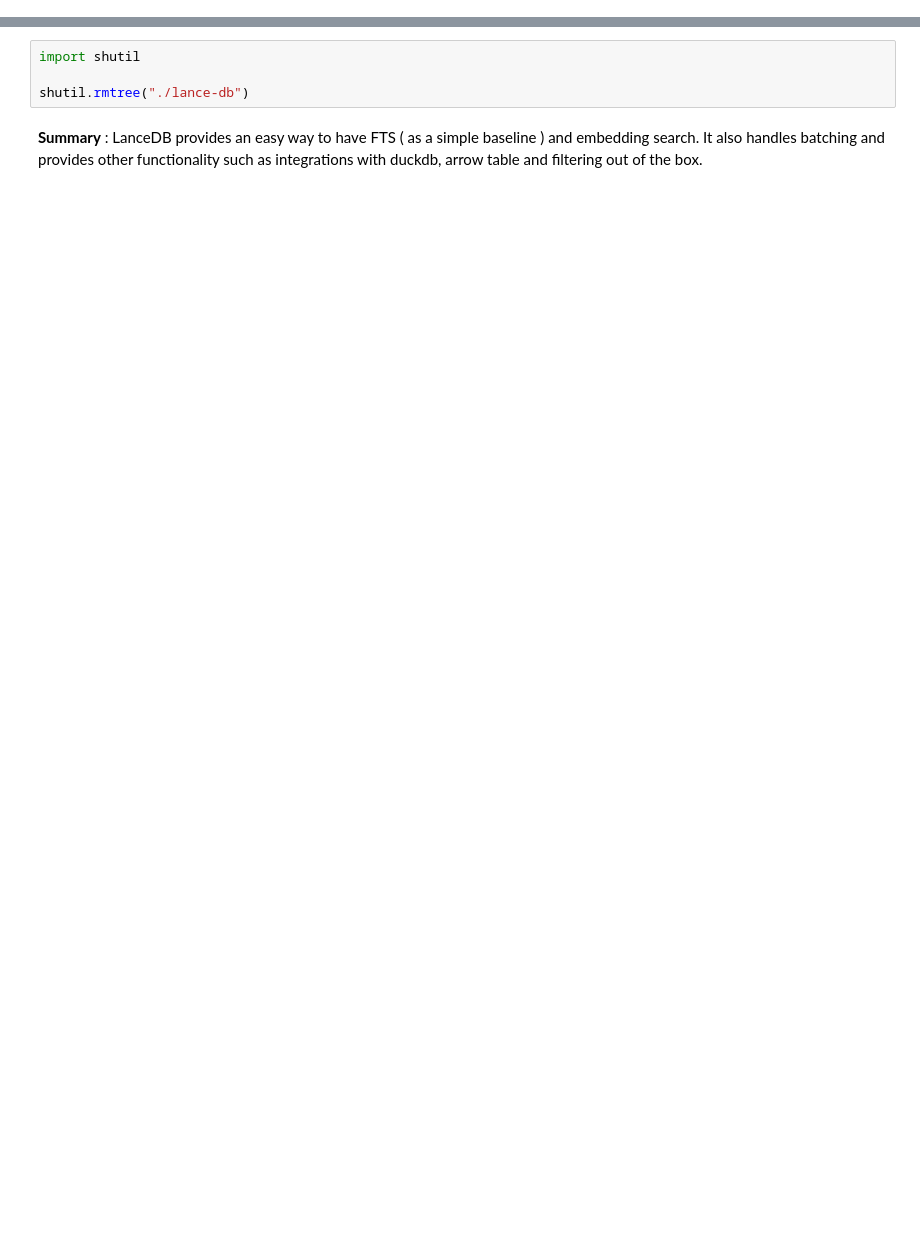
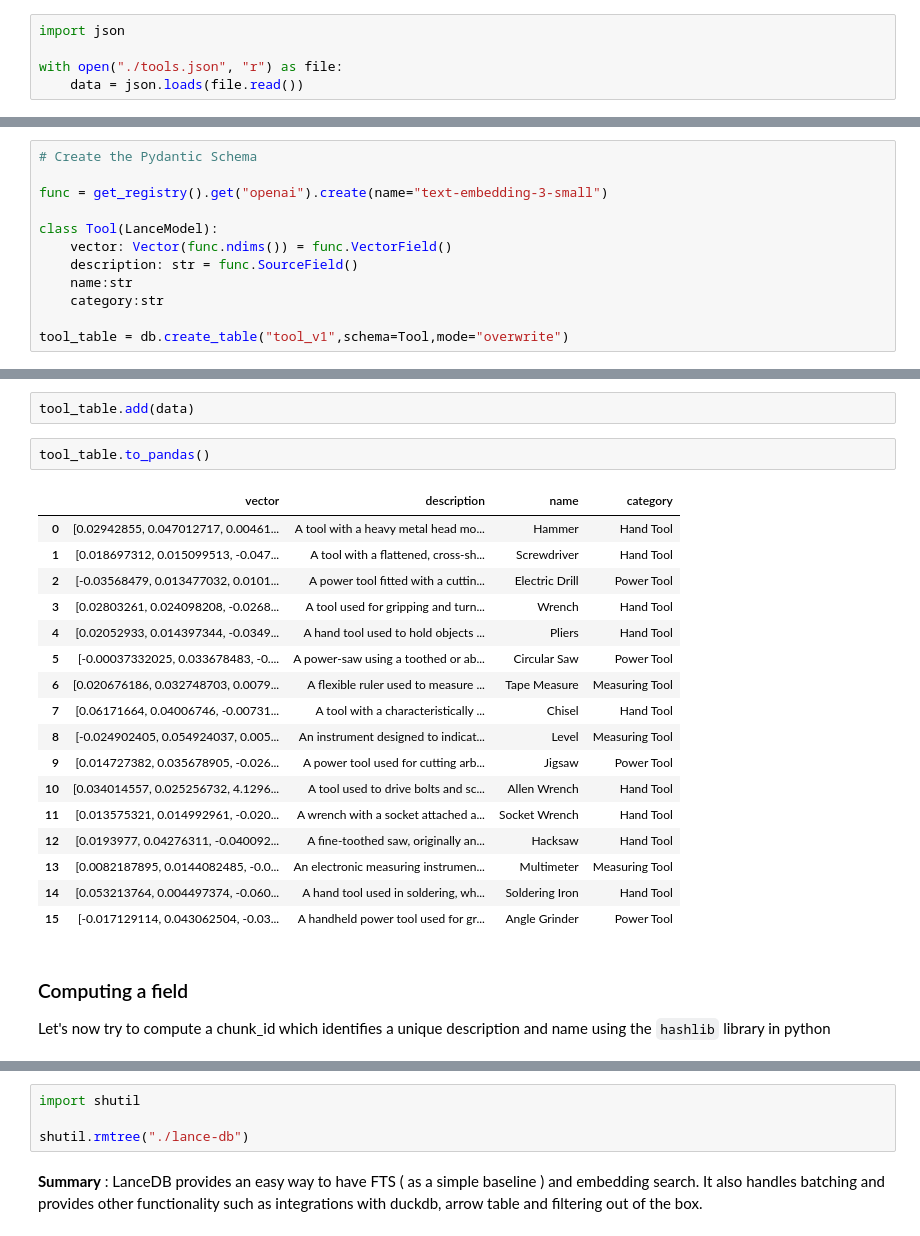
Before and after one commit to ivanleomk/rag-ws, a Jupyter notebook: notebooks/1.Introduction.ipynb, the cells around one changed output, grey strips where cells are left out. Saved outputs shown, nothing was run; the diff lists cells and outputs as text; blank space fills up the shorter version.

```diff
--- a/notebooks/1.Introduction.ipynb
+++ b/notebooks/1.Introduction.ipynb
@@ -60,0 +115,5 @@ text: Twitter is a popular web application, vector: [0.004896957892924547, -0.04
+# %%
+import json
+
+with open("./tools.json", "r") as file:
+    data = json.loads(file.read())
@@ -60,0 +152,12 @@ text: Twitter is a popular web application, vector: [0.004896957892924547, -0.04
+# %%
+# Create the Pydantic Schema
+
+func = get_registry().get("openai").create(name="text-embedding-3-small")
+
+class Tool(LanceModel):
+    vector: Vector(func.ndims()) = func.VectorField()
+    description: str = func.SourceField()
+    name:str
+    category:str
+
+tool_table = db.create_table("tool_v1",schema=Tool,mode="overwrite")
@@ -60,0 +166,26 @@ text: Twitter is a popular web application, vector: [0.004896957892924547, -0.04
+# %%
+tool_table.add(data)
+# %%
+tool_table.to_pandas()
+# %% [output]
+|  | vector | description | name | category |
+| 0 | [0.02942855, 0.047012717, 0.00461... | A tool with a heavy metal head mo... | Hammer | Hand Tool |
+| 1 | [0.018697312, 0.015099513, -0.047... | A tool with a flattened, cross-sh... | Screwdriver | Hand Tool |
+| 2 | [-0.03568479, 0.013477032, 0.0101... | A power tool fitted with a cuttin... | Electric Drill | Power Tool |
+| 3 | [0.02803261, 0.024098208, -0.0268... | A tool used for gripping and turn... | Wrench | Hand Tool |
+| 4 | [0.02052933, 0.014397344, -0.0349... | A hand tool used to hold objects ... | Pliers | Hand Tool |
+| 5 | [-0.00037332025, 0.033678483, -0.... | A power-saw using a toothed or ab... | Circular Saw | Power Tool |
+| 6 | [0.020676186, 0.032748703, 0.0079... | A flexible ruler used to measure ... | Tape Measure | Measuring Tool |
+| 7 | [0.06171664, 0.04006746, -0.00731... | A tool with a characteristically ... | Chisel | Hand Tool |
+| 8 | [-0.024902405, 0.054924037, 0.005... | An instrument designed to indicat... | Level | Measuring Tool |
+| 9 | [0.014727382, 0.035678905, -0.026... | A power tool used for cutting arb... | Jigsaw | Power Tool |
+| 10 | [0.034014557, 0.025256732, 4.1296... | A tool used to drive bolts and sc... | Allen Wrench | Hand Tool |
+| 11 | [0.013575321, 0.014992961, -0.020... | A wrench with a socket attached a... | Socket Wrench | Hand Tool |
+| 12 | [0.0193977, 0.04276311, -0.040092... | A fine-toothed saw, originally an... | Hacksaw | Hand Tool |
+| 13 | [0.0082187895, 0.0144082485, -0.0... | An electronic measuring instrumen... | Multimeter | Measuring Tool |
+| 14 | [0.053213764, 0.004497374, -0.060... | A hand tool used in soldering, wh... | Soldering Iron | Hand Tool |
+| 15 | [-0.017129114, 0.043062504, -0.03... | A handheld power tool used for gr... | Angle Grinder | Power Tool |
+# %% [markdown]
+### Computing a field
+
+Let's now try to compute a chunk_id which identifies a unique description and name using the `hashlib` library in python
```
Also changed, not shown: parts of 68 cells of this notebook, 5 other files.
